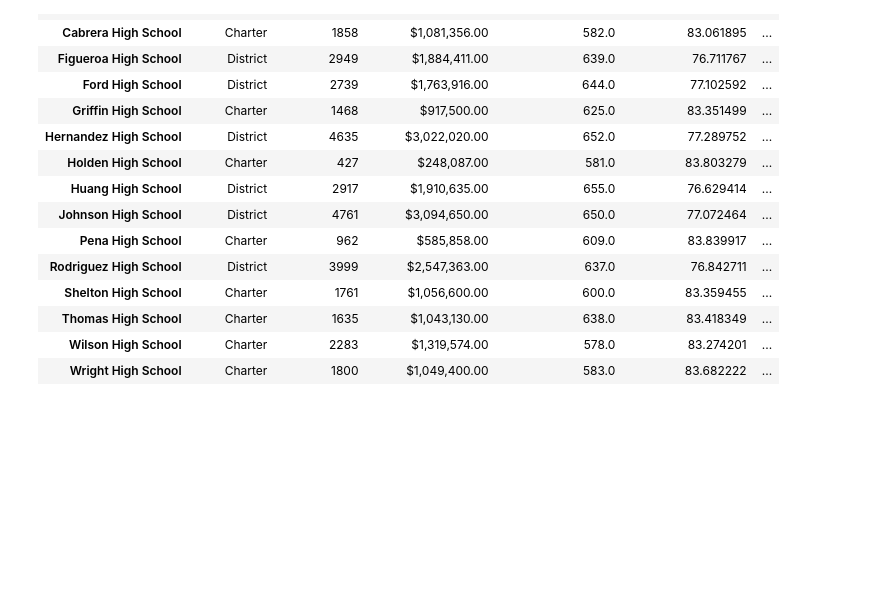
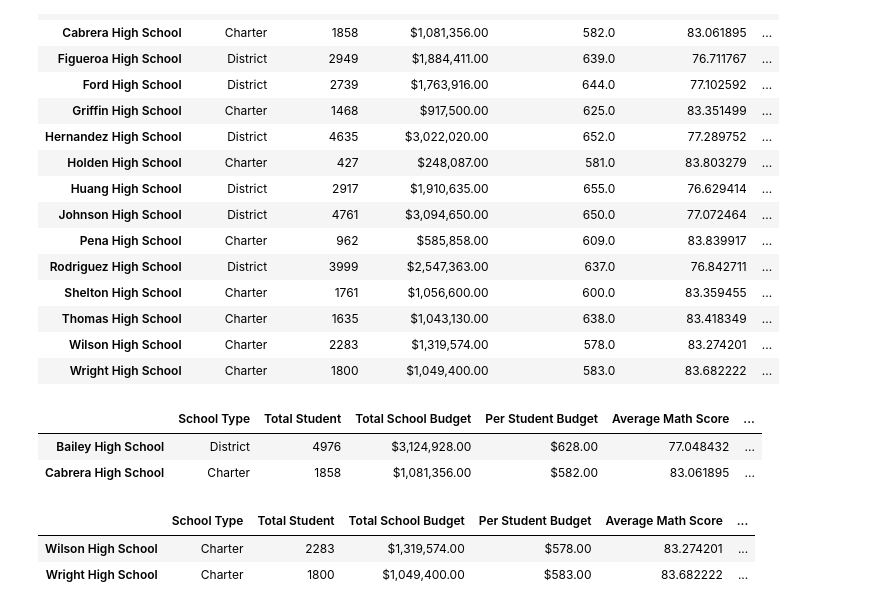
Before and after one commit to jtang3yo/School_District_Analysis, a Jupyter notebook: PyCitySchools.ipynb, the cells around one changed output. Drawn from its saved outputs; the diff is of its cells as text; code cells hidden in the pictures; blank space fills up the shorter version.

```diff
--- a/PyCitySchools.ipynb
+++ b/PyCitySchools.ipynb
@@ -808,3 +808,15 @@ per_school_summary_df
 | Thomas High School | Charter | 1635 | $1,043,130.00 | 638.0 | 83.418349 | ... |
 | Wilson High School | Charter | 2283 | $1,319,574.00 | 578.0 | 83.274201 | ... |
 | Wright High School | Charter | 1800 | $1,049,400.00 | 583.0 | 83.682222 | ... |
+# %%
+per_school_summary_df.head(2)
+# %% [output]
+|  | School Type | Total Student | Total School Budget | Per Student Budget | Average Math Score | ... |
+| Bailey High School | District | 4976 | $3,124,928.00 | $628.00 | 77.048432 | ... |
+| Cabrera High School | Charter | 1858 | $1,081,356.00 | $582.00 | 83.061895 | ... |
+# %%
+per_school_summary_df.tail(2)
+# %% [output]
+|  | School Type | Total Student | Total School Budget | Per Student Budget | Average Math Score | ... |
+| Wilson High School | Charter | 2283 | $1,319,574.00 | $578.00 | 83.274201 | ... |
+| Wright High School | Charter | 1800 | $1,049,400.00 | $583.00 | 83.682222 | ... |
```
Also changed, not shown: parts of 2 cells of this notebook.
